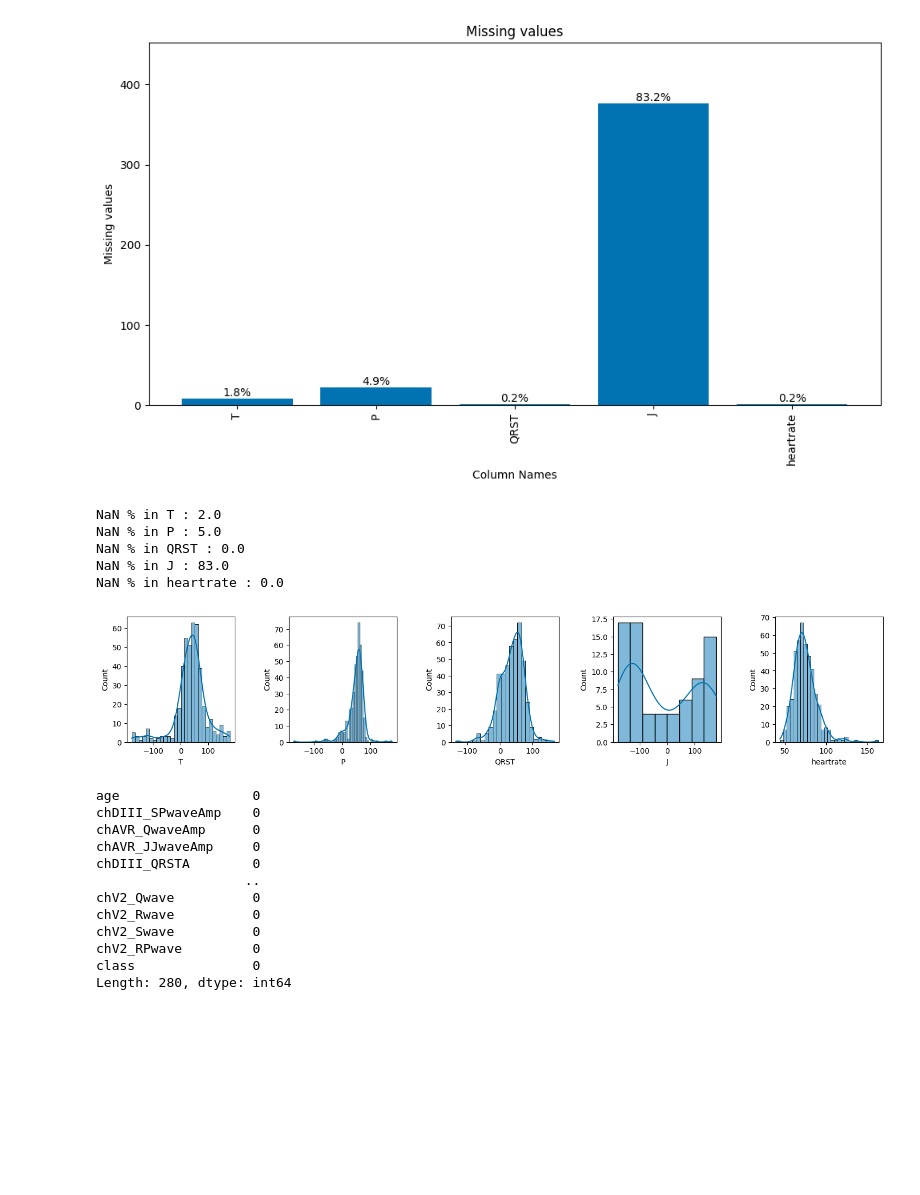
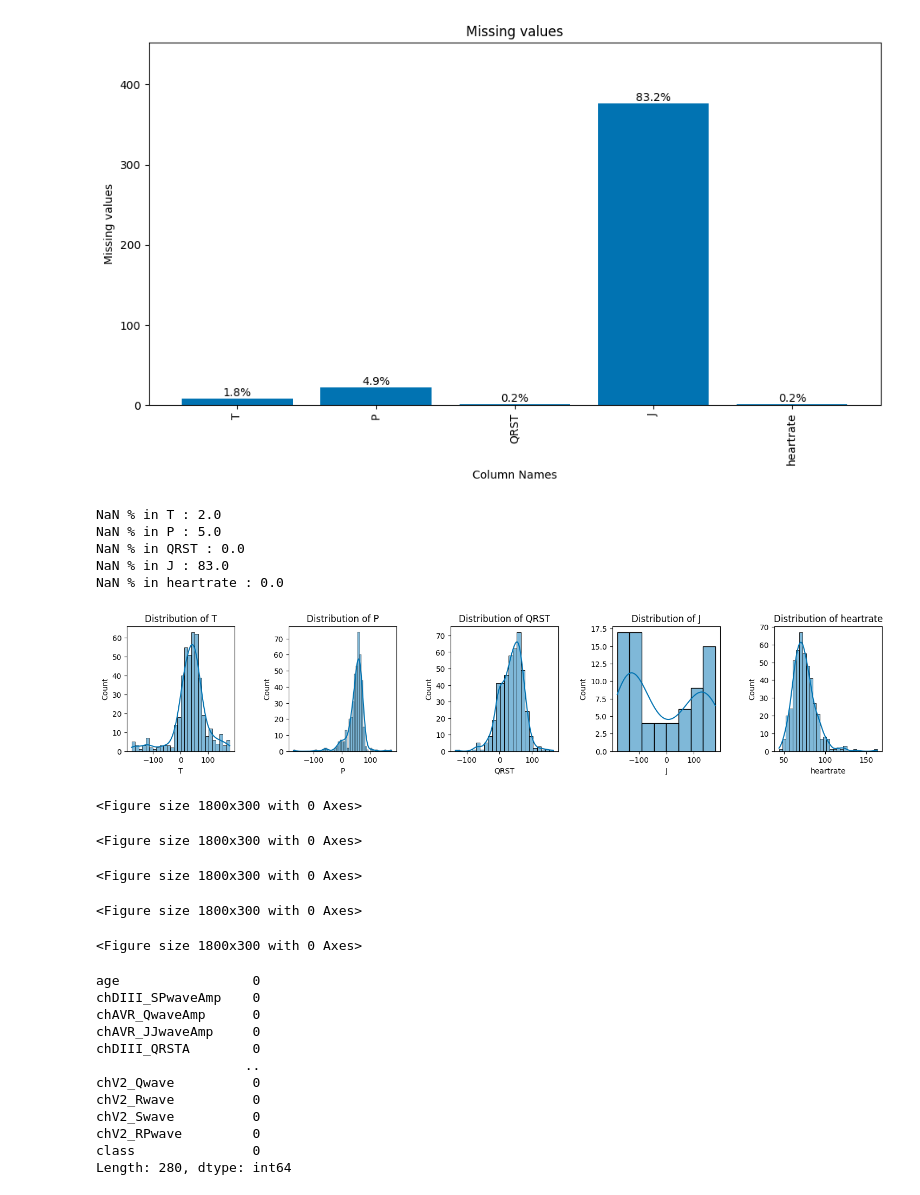
Before and after one commit to DataScientest-Studio/jan24_bds_int_atrial_fibrillation, a Jupyter notebook: notebooks/1A_EDA_UCI_Bilkent_Dataset.ipynb, the cells around one changed output. Cells and saved outputs as stored; diff of their text form; code cells hidden in the pictures; blank space fills up the shorter version.

Commit message:
EDA file update and figures

```diff
--- a/notebooks/1A_EDA_UCI_Bilkent_Dataset.ipynb
+++ b/notebooks/1A_EDA_UCI_Bilkent_Dataset.ipynb
@@ -35,6 +38,7 @@ Imported libraries successfully.
 # %%
 # set the style for the notebook, in this case colorblind, alternative would be grayscale
 uf.set_custom_palette("colorblind")
+figures_folder = '../figures'
 # %% [markdown]
 # Importing the dataset
 # %%
@@ -101,12 +105,7 @@ Index(['T', 'P', 'QRST', 'J', 'heartrate'], dtype='object')
 for o in df_obj:
     df[o] = df[o].apply(pd.to_numeric, downcast='float', errors='coerce')
 # %%
-summary_df = df.isnull().sum()
-missing_stats = summary_df[summary_df != 0].reset_index()
-missing_stats.columns = ['column_name', 'no_of_missing']
-missing_stats['percent_missing'] = (missing_stats['no_of_missing'] / len(df)) * 100
-
-# Plotting with Matplotlib
+# Plotting the missing values
 plt.figure(figsize=(10, 6))
 plt.bar(missing_stats['column_name'], missing_stats['no_of_missing'])
 plt.title('Missing values')
@@ -116,32 +115,51 @@ plt.xticks(rotation=90)
 for i, value in enumerate(missing_stats['percent_missing']):
     plt.text(i, missing_stats['no_of_missing'][i], f"{value:.1f}%", ha='center', va='bottom')
 plt.ylim(0, len(df))
-#plt.grid(axis='y', linestyle='--', alpha=0.7)
 plt.tight_layout()
-plt.savefig('Missing_values.png')
+
+# Save the plot into the 'figures' folder one level above the current folder
+filename = 'uci_missing_values.png'
+filepath = '../figures/' + filename
+plt.savefig(filepath)
+
 plt.show()
 # %% [output]
 [figure]
 # %%
-# printing plots of distribution for columns with missing values
+# Plotting distribution for columns with missing values
 f, axes = plt.subplots(1, len(df_obj), figsize=(18, 3))
-i=0
+i = 0
 while i in range(len(df_obj)):
     for o in df_obj:
         sns.histplot(x=df[o], ax=axes[i], kde=True, stat='count')
-        print('NaN % in', o, ':', (df[o].isna().sum()/len(df[o])).round(2)*100)
-        i=i+1
+        axes[i].set_title(f'Distribution of {o}')
+        print('NaN % in', o, ':', (df[o].isna().sum() / len(df[o])).round(2) * 100)
+        i = i + 1
+
 plt.subplots_adjust(left=None, bottom=None, right=None, top=None, wspace=0.5, hspace=0.1)
-# T is somehwat left skewed, as are P and QRST
-# J is bimodally distributed
-# heart_rate is right skewed
+
+# Save each subplot into the figures folder
+for idx, ax in enumerate(axes):
+    plot_content = df_obj[idx]
+    filename = f'uci_distribution_{plot_content}.png'
+    filepath = os.path.join(figures_folder, filename)
+    plt.figure(figsize=(18, 3))
+    ax.get_figure().savefig(filepath)
+
+# Display the plot
+plt.show()
 # %% [output]
 NaN % in T : 2.0
 NaN % in P : 5.0
 NaN % in QRST : 0.0
 NaN % in J : 83.0
 NaN % in heartrate : 0.0
-[figure, old version]
+[figure, new version]
+<Figure size 1800x300 with 0 Axes>
+<Figure size 1800x300 with 0 Axes>
+<Figure size 1800x300 with 0 Axes>
+<Figure size 1800x300 with 0 Axes>
+<Figure size 1800x300 with 0 Axes>
 # %%
 ## Filling the missing heart rate value with the mean of a similar group
 
```
Also changed, not shown: parts of 13 cells of this notebook, 23 other files.
